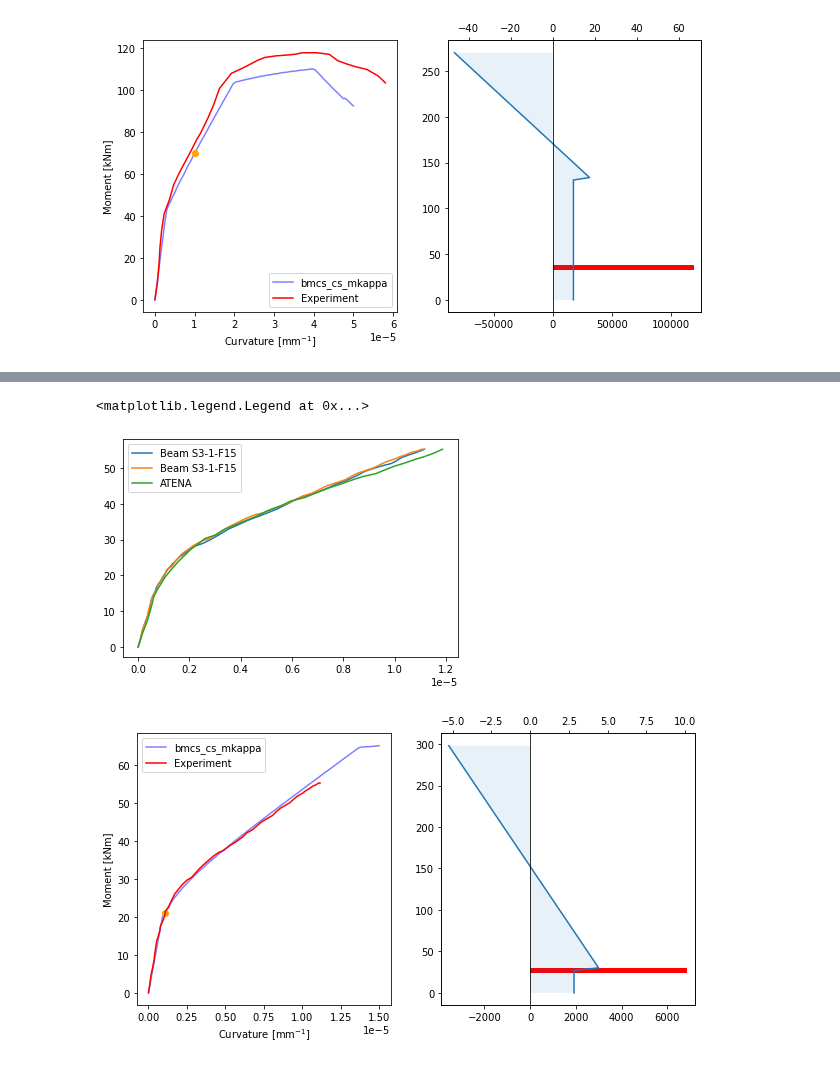
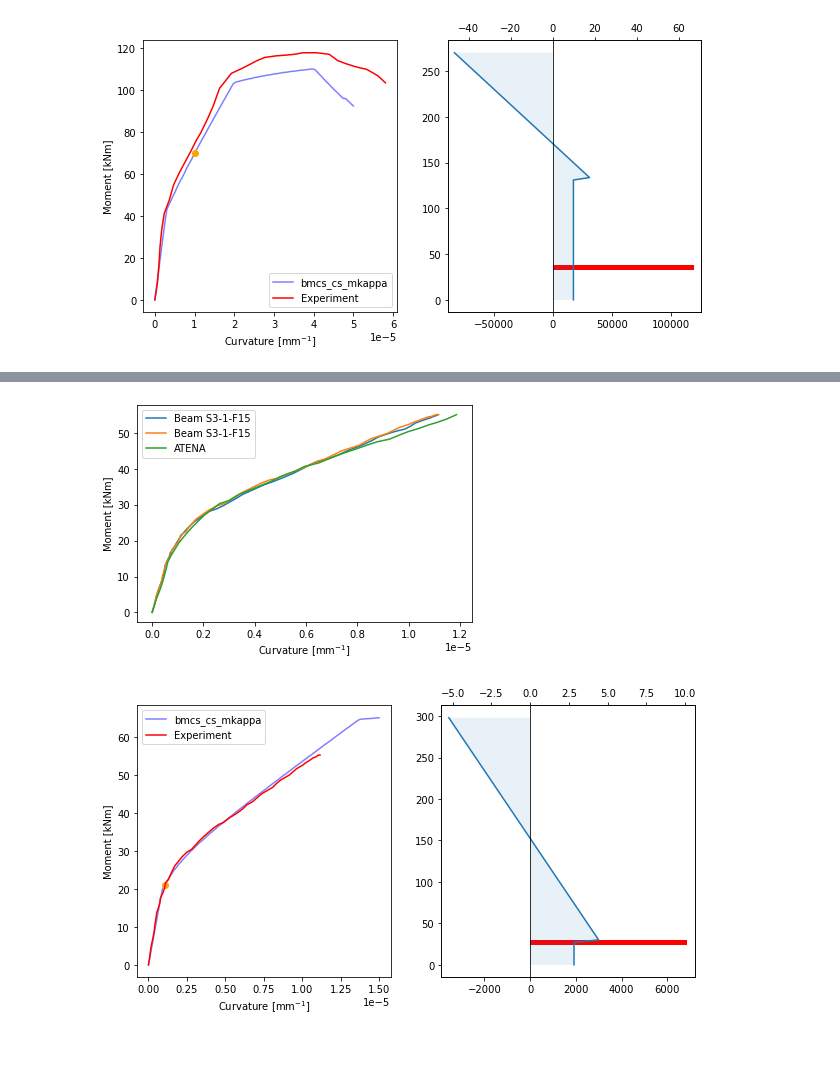
Before and after one commit to rosoba/bmcs_cross_section, a Jupyter notebook: bmcs_cross_section/mkappa/mkappa_verification.ipynb, the cells around one changed output, grey strips where cells are left out. Drawn from its saved outputs; the diff is of its cells as text; code cells hidden in the pictures.

```diff
--- a/bmcs_cross_section/mkappa/mkappa_verification.ipynb
+++ b/bmcs_cross_section/mkappa/mkappa_verification.ipynb
@@ -152,12 +151,12 @@ plot_mk_ver(mc, ver_data2)
 # %%
 excel_file = r".\verification_data\yao20_yao_mobasher\figure_10\Gribniak_2012.xlsx"
 data = pd.read_excel(excel_file)
 k= data['Beam S3-1-F15_k'] * 1e-6; m= data['Beam S3-1-F15_m']; ver_data = [k, m]; plt.plot(k, m, label='Beam S3-1-F15')
 k= data['Beam S3-2-F15_k'] * 1e-6; m= data['Beam S3-2-F15_m']; ver_data1 = [k, m]; plt.plot(k, m, label='Beam S3-1-F15')
-k= data['ATENA_k'] * 1e-6; m= data['ATENA_m']; ver_data2 = [k, m]; plt.plot(k, m, label='ATENA'); plt.legend()
+k= data['ATENA_k'] * 1e-6; m= data['ATENA_m']; ver_data2 = [k, m]; plt.plot(k, m, label='ATENA')
+plt.legend(); plt.ylabel('Moment [kNm]'); plt.xlabel('Curvature [mm$^{-1}$]');
 # %% [output]
-<matplotlib.legend.Legend at 0x...>
-[figure, old version]
+[figure, new version]
 # %%
 mc = MKappa(n_m=100, n_kappa = 100)
 mc.kappa_slider = 0.000001
```
Also changed, not shown: parts of 8 cells of this notebook, 2 other files.
